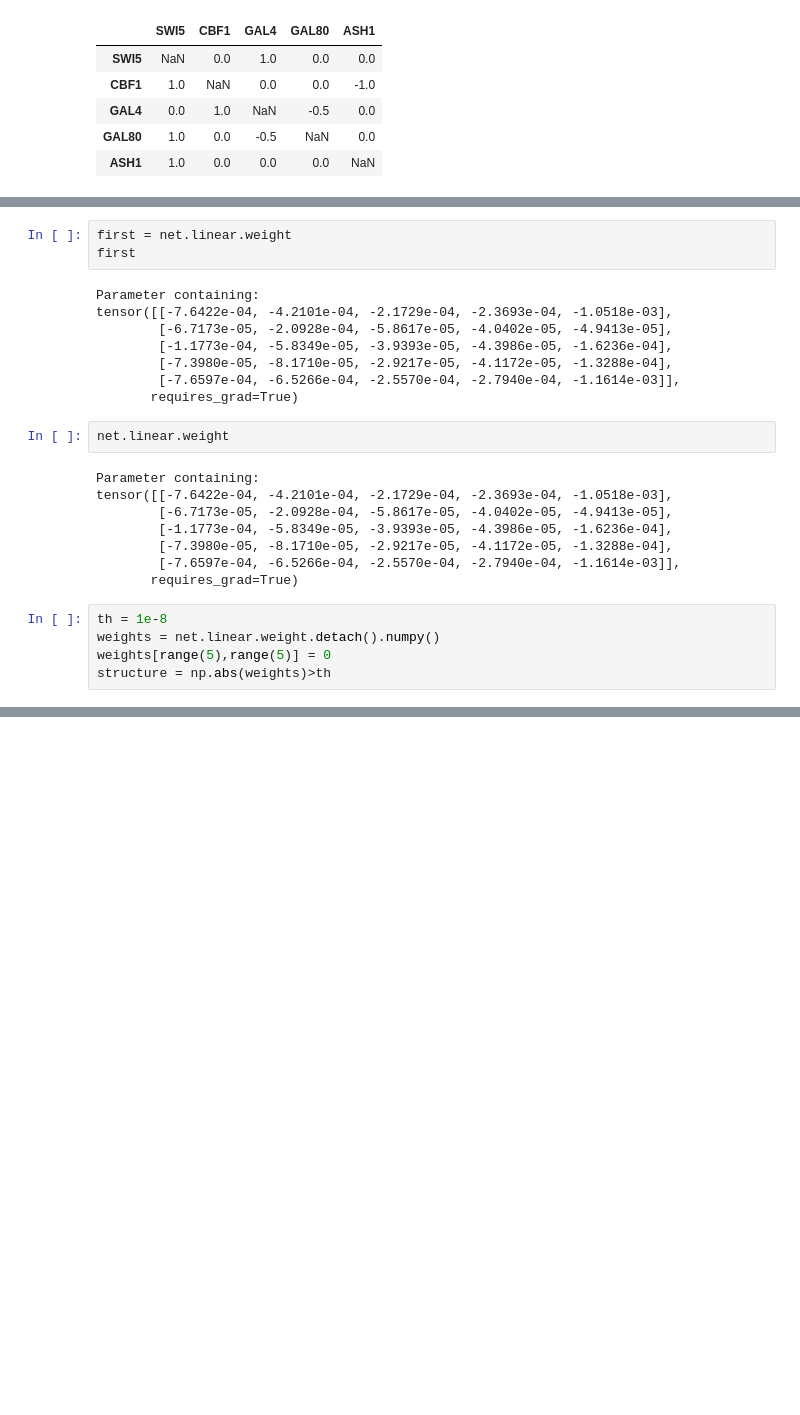
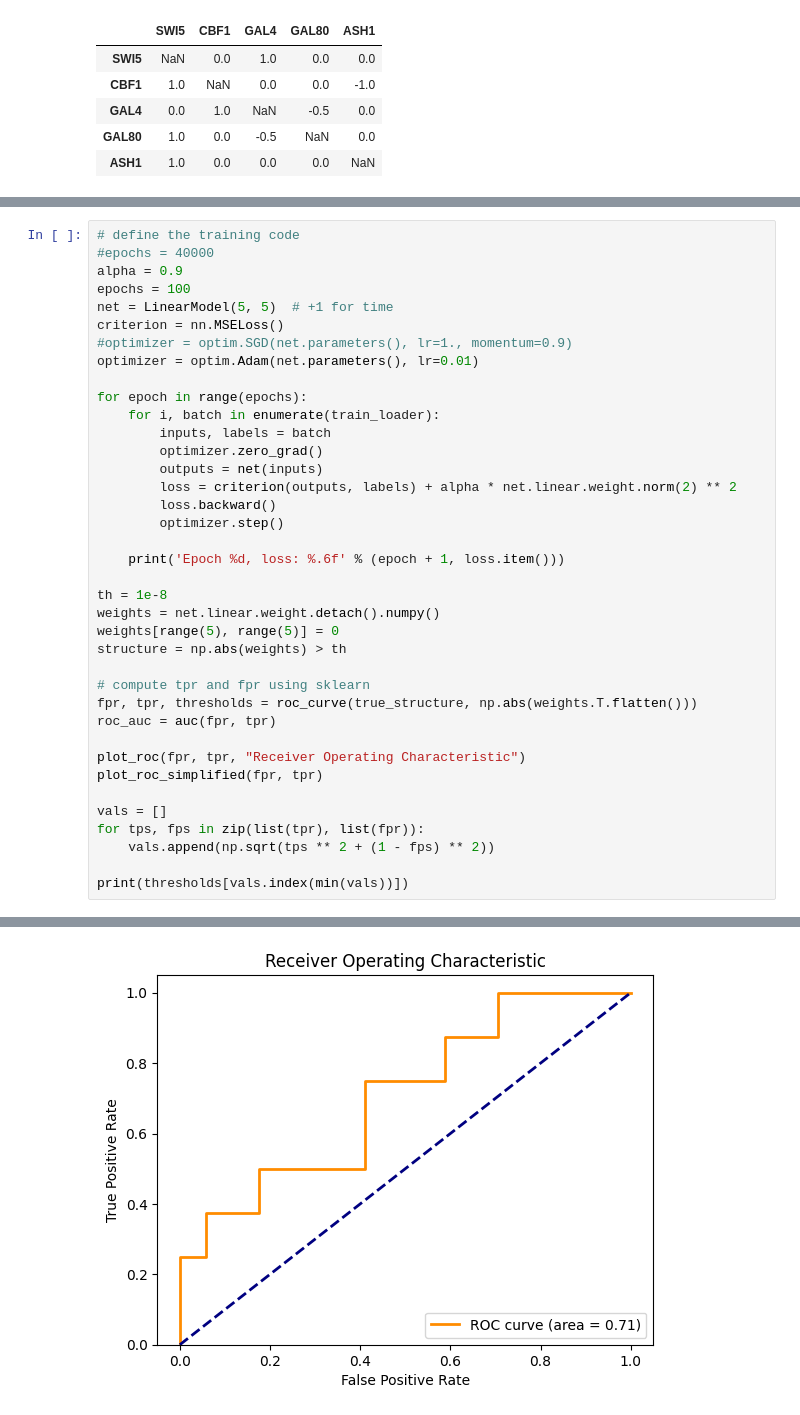
Before and after one commit to JanStern/Modeling-Biological-Networks-Assignment, a Jupyter notebook: LR.ipynb, the cells around one changed output, grey strips where cells are left out. Saved outputs shown, nothing was run; the diff lists cells and outputs as text; blank space fills up the shorter version.

```diff
--- a/LR.ipynb
+++ b/LR.ipynb
@@ -243,26 +394,39 @@ Epoch 113, loss: 0.001850
-# %%
-first = net.linear.weight
-first
-# %% [output]
-Parameter containing:
-tensor([[-7.6422e-04, -4.2101e-04, -2.1729e-04, -2.3693e-04, -1.0518e-03],
-        [-6.7173e-05, -2.0928e-04, -5.8617e-05, -4.0402e-05, -4.9413e-05],
-        [-1.1773e-04, -5.8349e-05, -3.9393e-05, -4.3986e-05, -1.6236e-04],
-        [-7.3980e-05, -8.1710e-05, -2.9217e-05, -4.1172e-05, -1.3288e-04],
-        [-7.6597e-04, -6.5266e-04, -2.5570e-04, -2.7940e-04, -1.1614e-03]],
-       requires_grad=True)
-# %%
-net.linear.weight
-# %% [output]
-Parameter containing:
-tensor([[-7.6422e-04, -4.2101e-04, -2.1729e-04, -2.3693e-04, -1.0518e-03],
-        [-6.7173e-05, -2.0928e-04, -5.8617e-05, -4.0402e-05, -4.9413e-05],
-        [-1.1773e-04, -5.8349e-05, -3.9393e-05, -4.3986e-05, -1.6236e-04],
-        [-7.3980e-05, -8.1710e-05, -2.9217e-05, -4.1172e-05, -1.3288e-04],
-        [-7.6597e-04, -6.5266e-04, -2.5570e-04, -2.7940e-04, -1.1614e-03]],
-       requires_grad=True)
-# %%
-th = 1e-8
-weights = net.linear.weight.detach().numpy()
-weights[range(5),range(5)] = 0
-structure = np.abs(weights)>th
+# %%
+# define the training code
+#epochs = 40000
+alpha = 0.9
+epochs = 100
+net = LinearModel(5, 5)  # +1 for time
+criterion = nn.MSELoss()
+#optimizer = optim.SGD(net.parameters(), lr=1., momentum=0.9)
+optimizer = optim.Adam(net.parameters(), lr=0.01)
+
+for epoch in range(epochs):
+    for i, batch in enumerate(train_loader):
+        inputs, labels = batch
+        optimizer.zero_grad()
+        outputs = net(inputs)
+        loss = criterion(outputs, labels) + alpha * net.linear.weight.norm(2) ** 2
+        loss.backward()
+        optimizer.step()
+
+    print('Epoch %d, loss: %.6f' % (epoch + 1, loss.item()))
+
+th = 1e-8
+weights = net.linear.weight.detach().numpy()
+weights[range(5), range(5)] = 0
+structure = np.abs(weights) > th
+
+# compute tpr and fpr using sklearn
+fpr, tpr, thresholds = roc_curve(true_structure, np.abs(weights.T.flatten()))
+roc_auc = auc(fpr, tpr)
+
+plot_roc(fpr, tpr, "Receiver Operating Characteristic")
+plot_roc_simplified(fpr, tpr)
+
+vals = []
+for tps, fps in zip(list(tpr), list(fpr)):
+    vals.append(np.sqrt(tps ** 2 + (1 - fps) ** 2))
+
+print(thresholds[vals.index(min(vals))])
+# %% [output]
@@ -268,0 +450 @@ structure = np.abs(weights)>th
+[figure, added]
```
Also changed, not shown: parts of 7 cells of this notebook, 14 other files.
